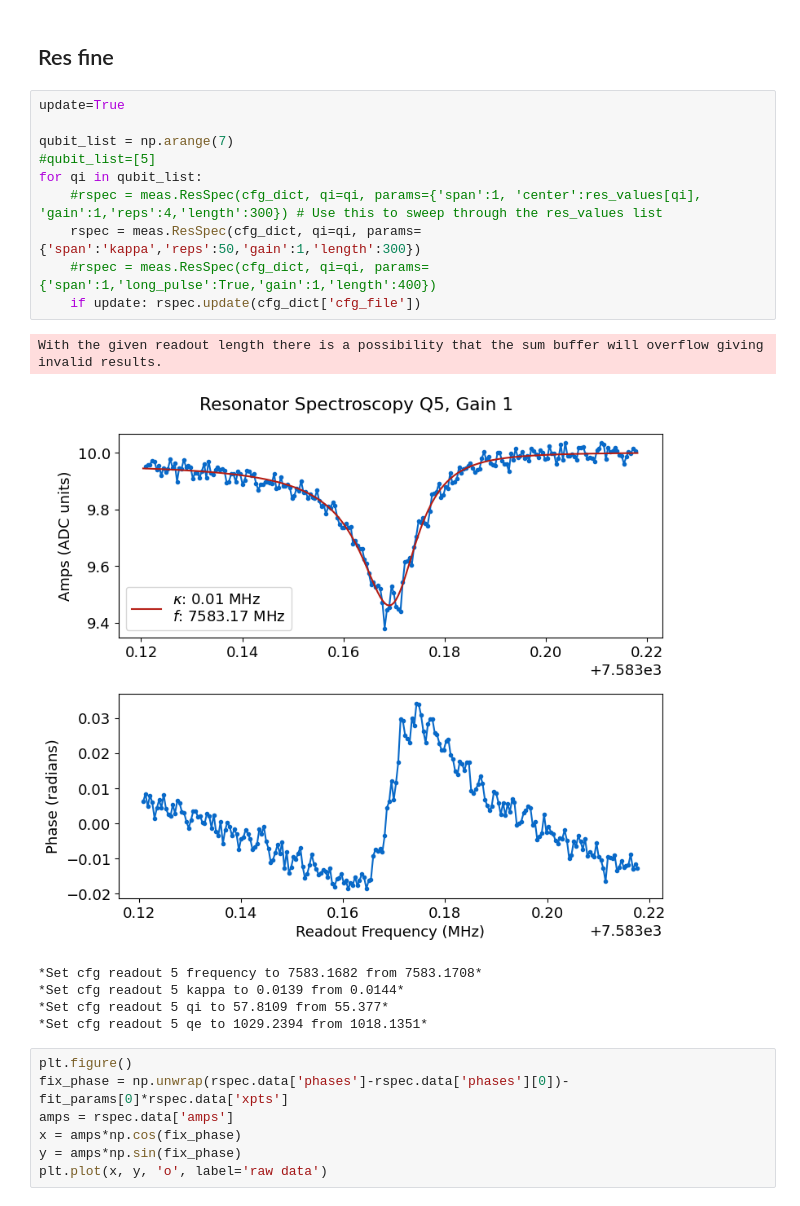
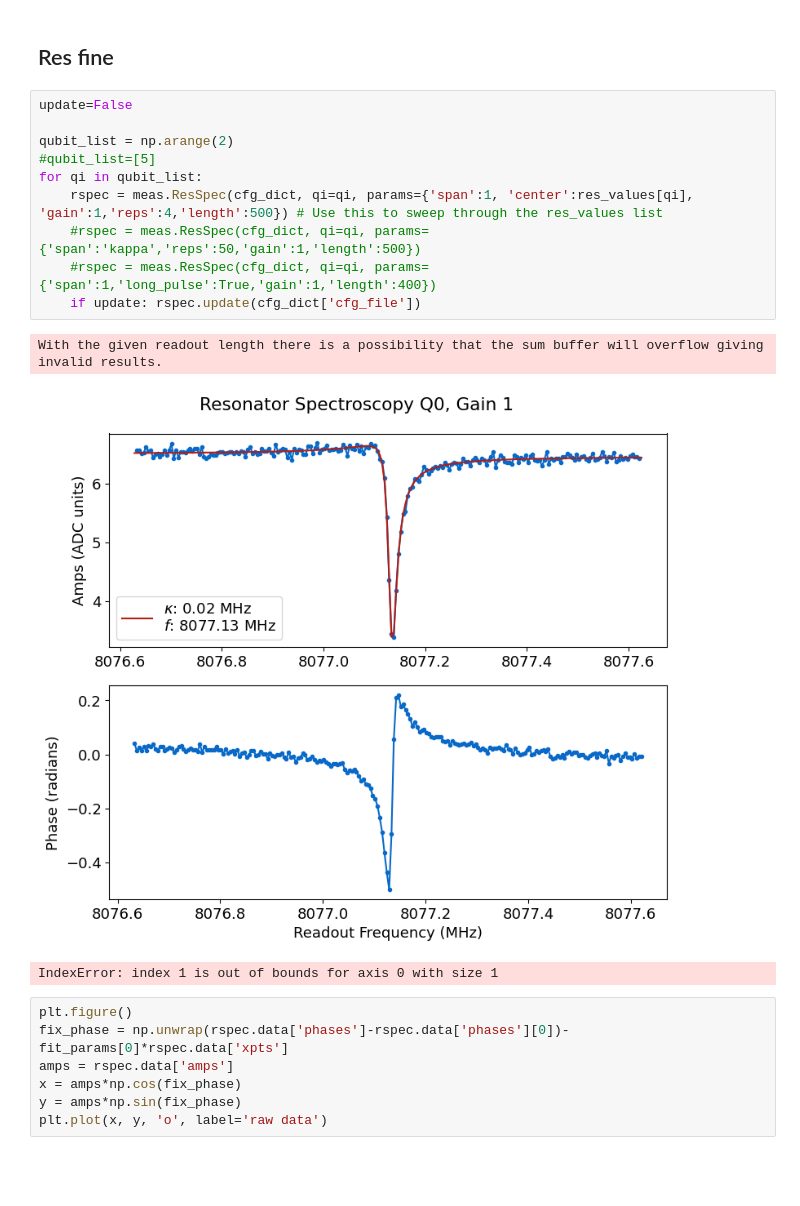
Before and after one commit to shiy1022/slab_qick_calib, a Jupyter notebook: meas_resonators.ipynb, the cells around one changed output. Saved outputs shown, nothing was run; the diff lists cells and outputs as text; blank space fills up the shorter version.

```diff
--- a/meas_resonators.ipynb
+++ b/meas_resonators.ipynb
@@ -110,22 +115,19 @@ res_values = np.delete(res_values,1)
 # %% [markdown]
 ## Res fine
 # %%
-update=True
+update=False
 
-qubit_list = np.arange(7)
+qubit_list = np.arange(2)
 #qubit_list=[5]
 for qi in qubit_list:
-    #rspec = meas.ResSpec(cfg_dict, qi=qi, params={'span':1, 'center':res_values[qi], 'gain':1,'reps':4,'length':300}) # Use this to sweep through the res_values list
-    rspec = meas.ResSpec(cfg_dict, qi=qi, params={'span':'kappa','reps':50,'gain':1,'length':300})
+    rspec = meas.ResSpec(cfg_dict, qi=qi, params={'span':1, 'center':res_values[qi], 'gain':1,'reps':4,'length':500}) # Use this to sweep through the res_values list
+    #rspec = meas.ResSpec(cfg_dict, qi=qi, params={'span':'kappa','reps':50,'gain':1,'length':500})
     #rspec = meas.ResSpec(cfg_dict, qi=qi, params={'span':1,'long_pulse':True,'gain':1,'length':400})
     if update: rspec.update(cfg_dict['cfg_file'])
 # %% [output]
 With the given readout length there is a possibility that the sum buffer will overflow giving invalid results.
-[figure, old version]
+[figure, new version]
-*Set cfg readout 5 frequency to 7583.1682 from 7583.1708*
-*Set cfg readout 5 kappa to 0.0139 from 0.0144*
-*Set cfg readout 5 qi to 57.8109 from 55.377*
-*Set cfg readout 5 qe to 1029.2394 from 1018.1351*
+IndexError: index 1 is out of bounds for axis 0 with size 1
 # %%
 plt.figure()
 fix_phase = np.unwrap(rspec.data['phases']-rspec.data['phases'][0])-fit_params[0]*rspec.data['xpts']
```
Also changed, not shown: parts of 6 cells of this notebook, 28 other files.
